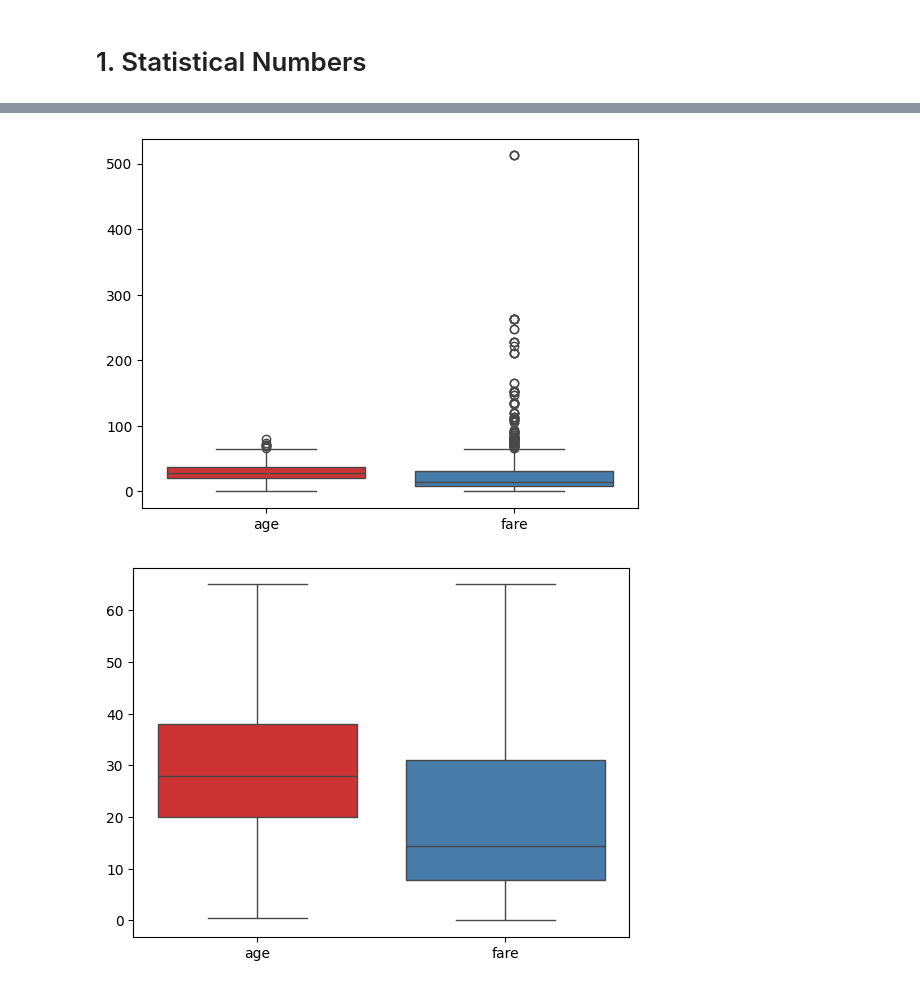
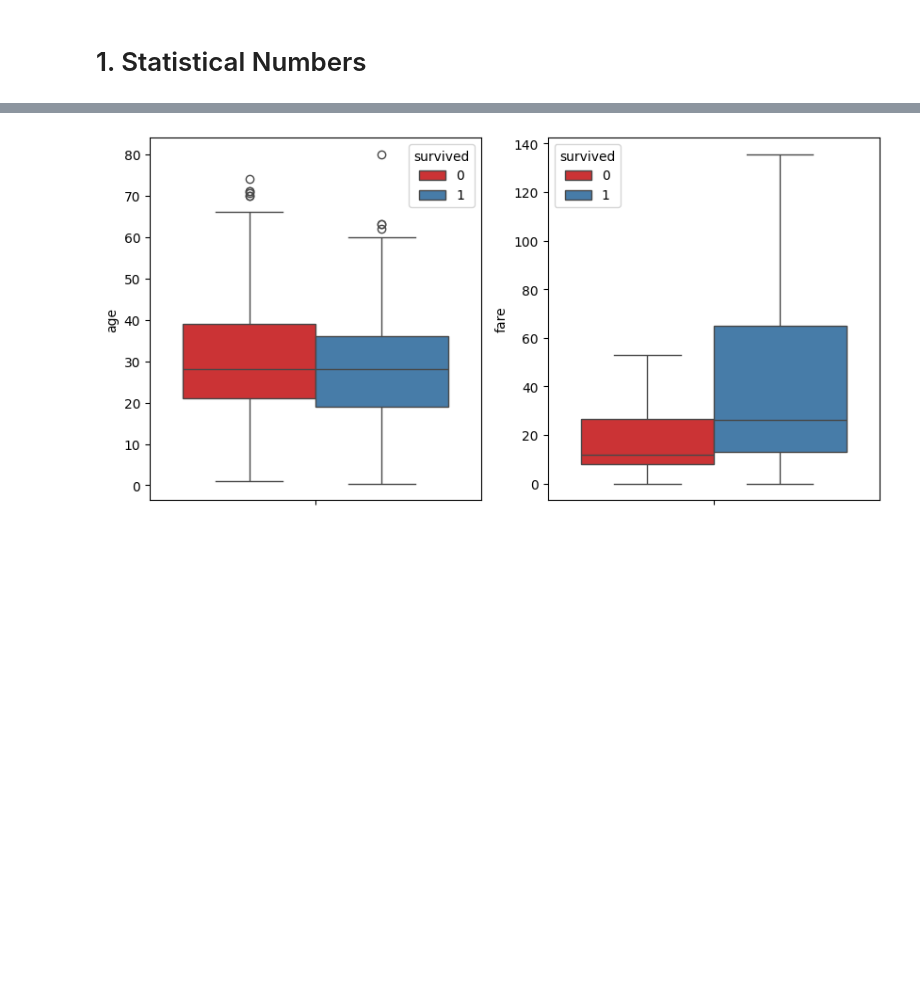
Before and after one commit to RomanGoEmpire/ai-hub, a Jupyter notebook: 2_titanic/titanic.ipynb, the cells around one changed output, grey strips where cells are left out. Cells and saved outputs as stored; diff of their text form; code cells hidden in the pictures; blank space fills up the shorter version.

```diff
--- a/2_titanic/titanic.ipynb
+++ b/2_titanic/titanic.ipynb
@@ -37,12 +38,14 @@ data
 | 890 | 0 | 3 | male | 32.0 | 0 | 0 | 7.7500 | Q | Third | man | ... |
 891 rows × 15 columns
 # %%
-data = data.drop(["class","alive",'embarked'],axis=1)
-data = data.dropna(subset=['embark_town'])
+data = data.drop(["class", "alive", 'embarked',"deck"], axis=1)
+data = data.dropna(subset=['embark_town','age'])
 # %%
 data["sex"] = data["sex"].apply(lambda x: 1 if x == "male" else 0)
 data["adult_male"] = data["adult_male"].apply(lambda x: 1 if x == True else 0)
 data['alone'] = data['alone'].apply(lambda x: 1 if x == True else 0)
+data['fare'] = data['fare'].apply(lambda x: round(x, 2))
+
 embarked_dict = {
     "Southampton": 1,
     "Cherbourg": 2,
@@ -50,7 +53,12 @@ embarked_dict = {
 }
 data['embark_town'] = data["embark_town"].apply(lambda x: embarked_dict[x])
 
-
+who_dict = {
+    "child": 0,
+    "woman": 1,
+    "man": 2
+}
+data['who'] = data["who"].apply(lambda x: who_dict[x])
 
 data
 # %% [output]
@@ -100,17 +102,18 @@ for category in category_columns:
 # %%
+_, axes = plt.subplots(ncols=2, figsize=(10, 5))
 sns.boxplot(
-    data=data[["age","fare"]]
+    data=data,
+    y="age",
+    hue="survived",
+    ax=axes[0]
+)
+sns.boxplot(
+    data=data,
+    y="fare",
+    hue="survived",
+    showfliers=False,
+    ax=axes[1]
 )
 plt.show()
-sns.boxplot(
-    data=data[["age","fare"]],
-    showfliers=False
-)
-plt.show()
-sns.violinplot(
-    data=data[["age","fare"]]
-)
-plt.show()
 # %% [output]
-[figure, old version]
+[figure, new version]
-[figure, removed]
```
Also changed, not shown: parts of 18 cells of this notebook, 1 other file.
